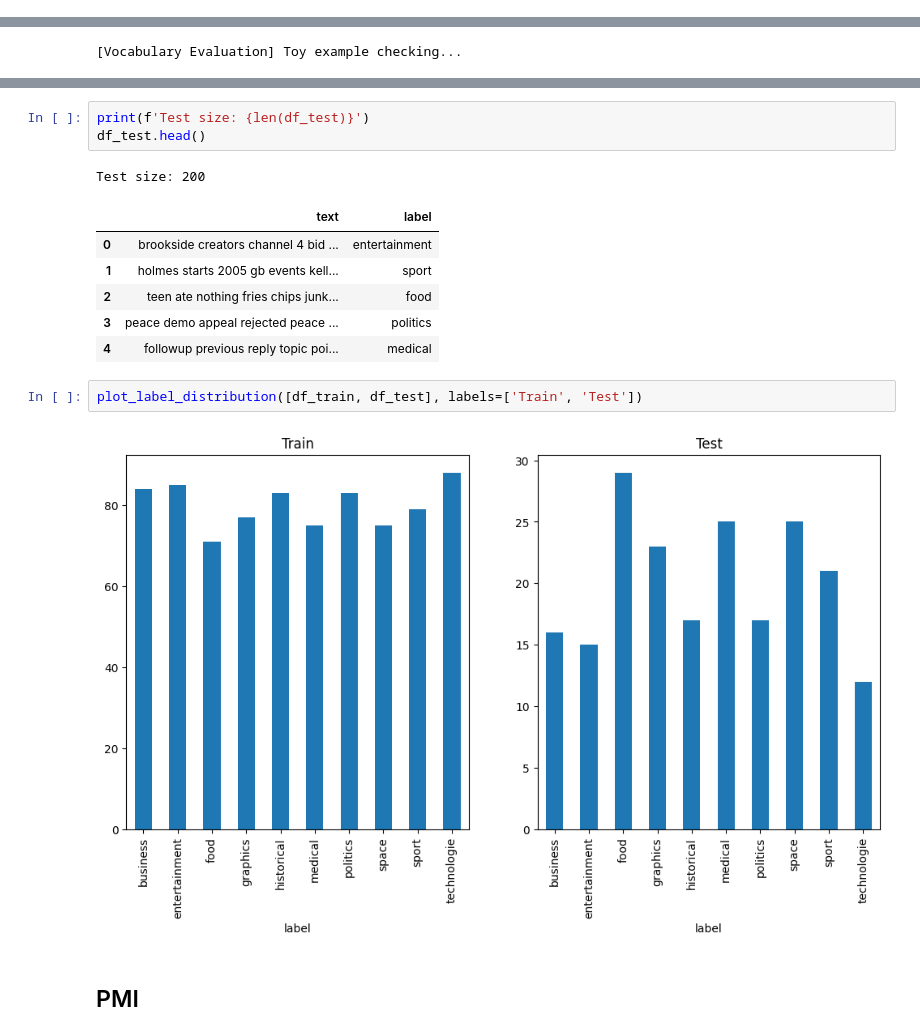
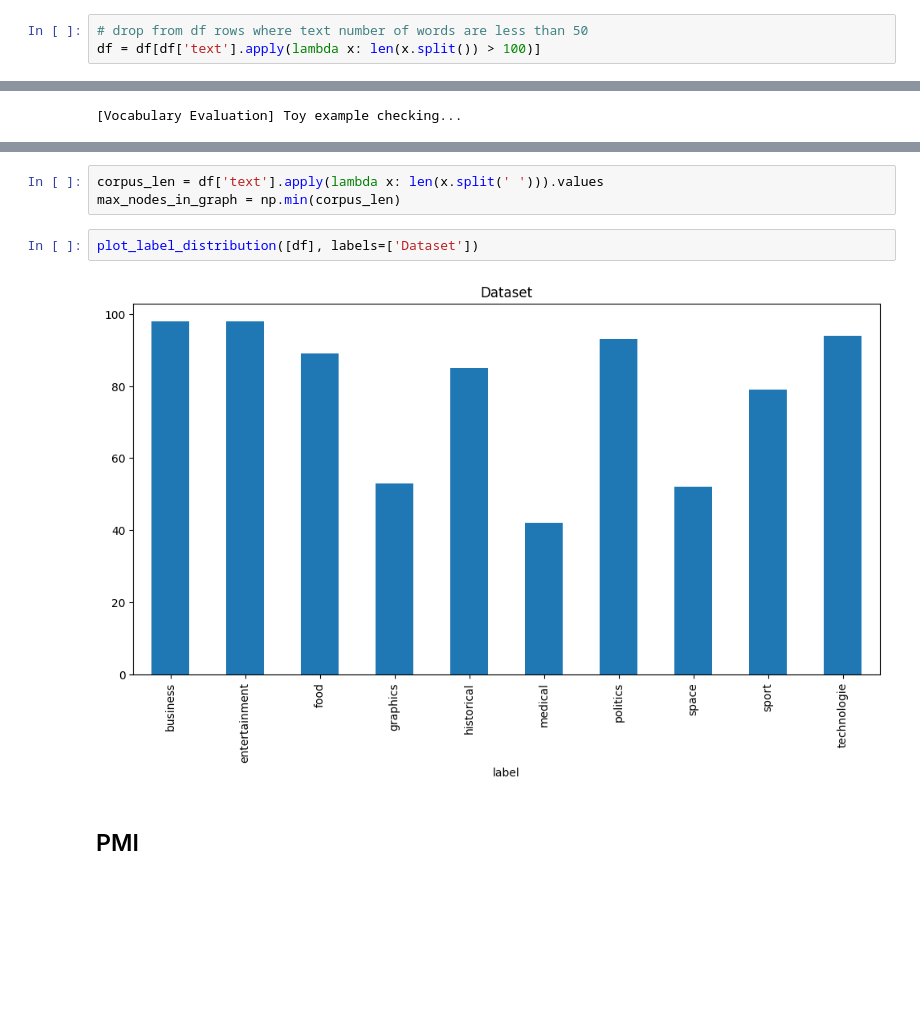
Before and after one commit to AndreaZecca/SNA, a Jupyter notebook: SNA.ipynb, the cells around one changed output, grey strips where cells are left out. Saved outputs shown, nothing was run; the diff lists cells and outputs as text; blank space fills up the shorter version.

```diff
--- a/SNA.ipynb
+++ b/SNA.ipynb
@@ -58,6 +58,9 @@ Despite this optimism, significant concerns remain as to how the US will fund it
 us trade gap ballooned october us trade deficit widened expected october hitting record levels higher oil prices raised import costs figures shown trade shortfall 555bn 29bn 9 september commerce depar ...
 
 Pre-processing completed!
+# %%
+# drop from df rows where text number of words are less than 50
+df = df[df['text'].apply(lambda x: len(x.split()) > 100)]
 # %%
 path = 'vocab/'
 if not os.path.exists(path):
@@ -102,17 +92,9 @@ Train size: 800
-# %%
-print(f'Test size: {len(df_test)}')
-df_test.head()
-# %% [output]
-Test size: 200
-|  | text | label |
-| 0 | brookside creators channel 4 bid ... | entertainment |
-| 1 | holmes starts 2005 gb events kell... | sport |
-| 2 | teen ate nothing fries chips junk... | food |
-| 3 | peace demo appeal rejected peace ... | politics |
-| 4 | followup previous reply topic poi... | medical |
-# %%
-plot_label_distribution([df_train, df_test], labels=['Train', 'Test'])
-# %% [output]
-[figure, removed]
+# %%
+corpus_len = df['text'].apply(lambda x: len(x.split(' '))).values
+max_nodes_in_graph = np.min(corpus_len)
+# %%
+plot_label_distribution([df], labels=['Dataset'])
+# %% [output]
+[figure, added]
 # %% [markdown]
 ## PMI
```
Also changed, not shown: parts of 17 cells of this notebook, 4 other files.
